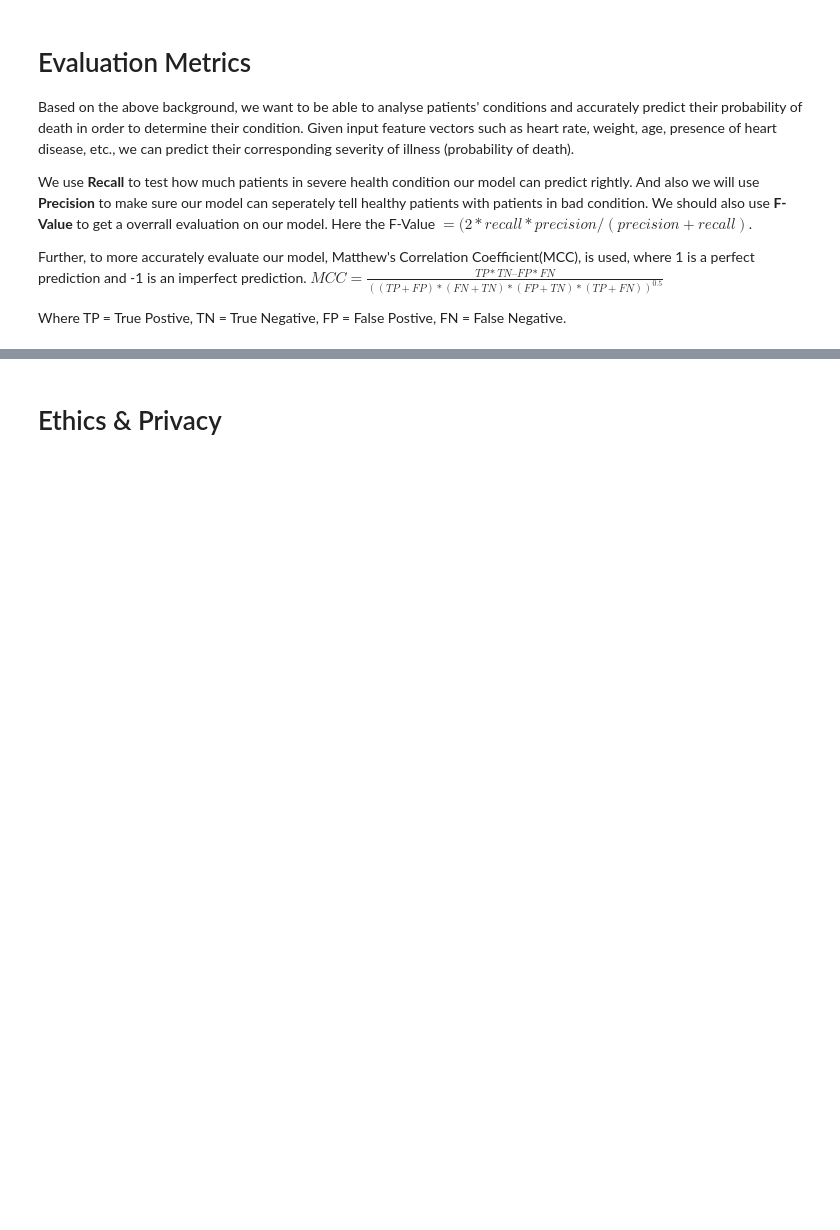
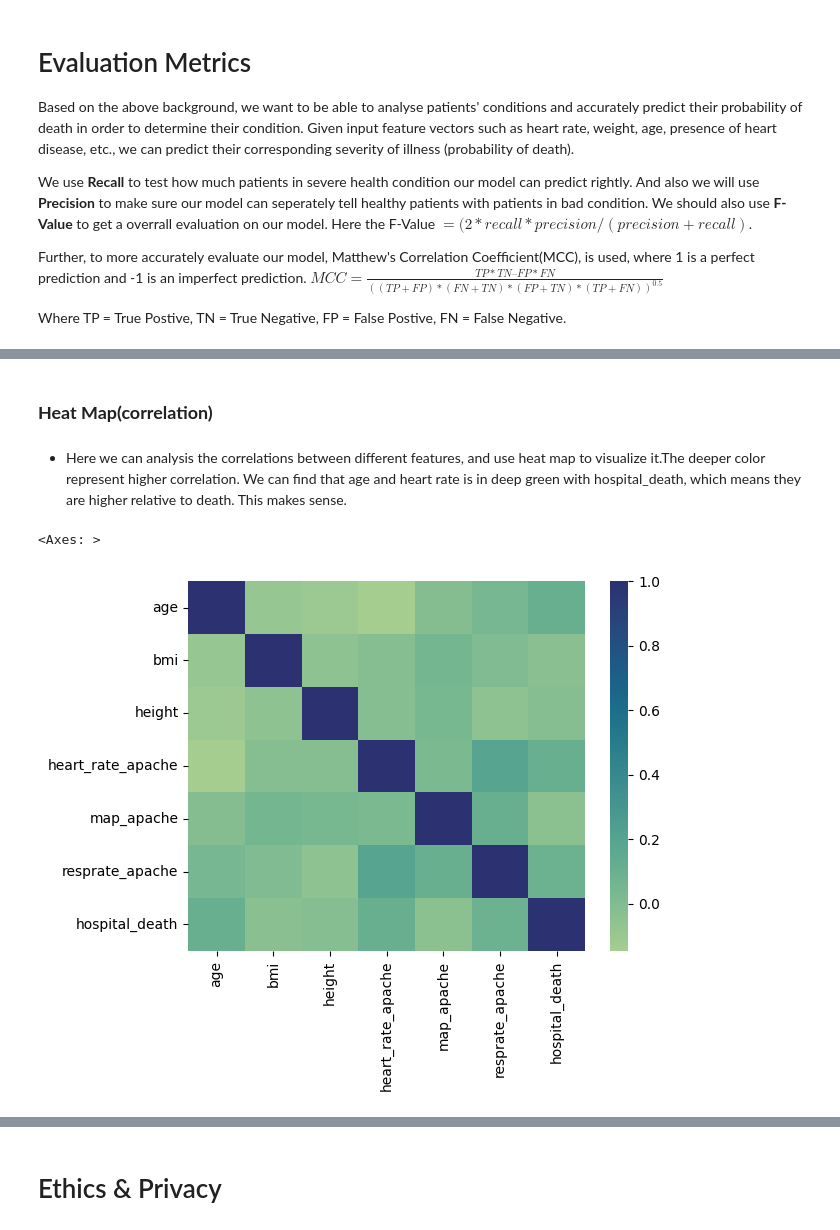
Before and after one commit to COGS118A/Group006-SP23, a Jupyter notebook: Checkpoint_Group006-SP23.ipynb, the cells around one changed output, grey strips where cells are left out. Saved outputs shown, nothing was run; the diff lists cells and outputs as text; code cells hidden in the pictures; blank space fills up the shorter version.

```diff
--- a/Checkpoint_Group006-SP23.ipynb
+++ b/Checkpoint_Group006-SP23.ipynb
@@ -96,0 +137,5 @@ Examples would include:
+# %%
+number_columns = dataset.select_dtypes(exclude=['object'])
+number_columns
+number_columns_names = number_columns.columns.tolist()
+categrary_columns_names = categrary_columns.columns.tolist()
@@ -96,0 +233,11 @@ Examples would include:
+# %% [markdown]
+### **Heat Map(correlation)**
+# %% [markdown]
+- Here we can analysis the correlations between different features, and use heat map to visualize it.The deeper color represent higher correlation.
+We can find that age and heart rate is in deep green with hospital_death, which means they are higher relative to death. This makes sense.
+# %%
+corr_categorical = dataset_selected.select_dtypes(exclude=['object'])[["age","bmi","height","heart_rate_apache","map_apache","resprate_apache","hospital_death"]].corr()
+sns.heatmap(corr_categorical,annot=False, cmap="crest")
+# %% [output]
+<Axes: >
+[figure, added]
```
Also changed, not shown: parts of 42 cells of this notebook.
